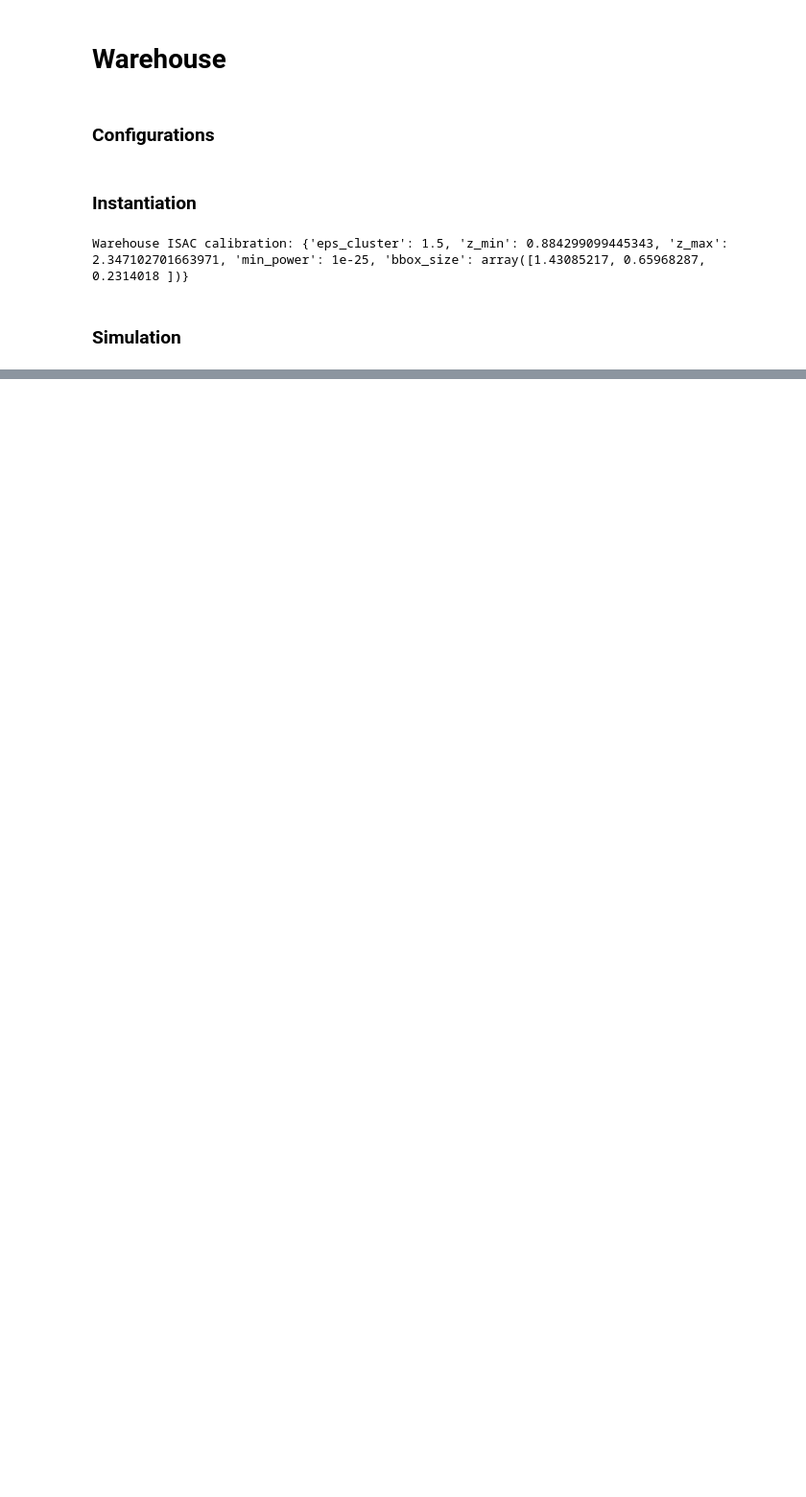
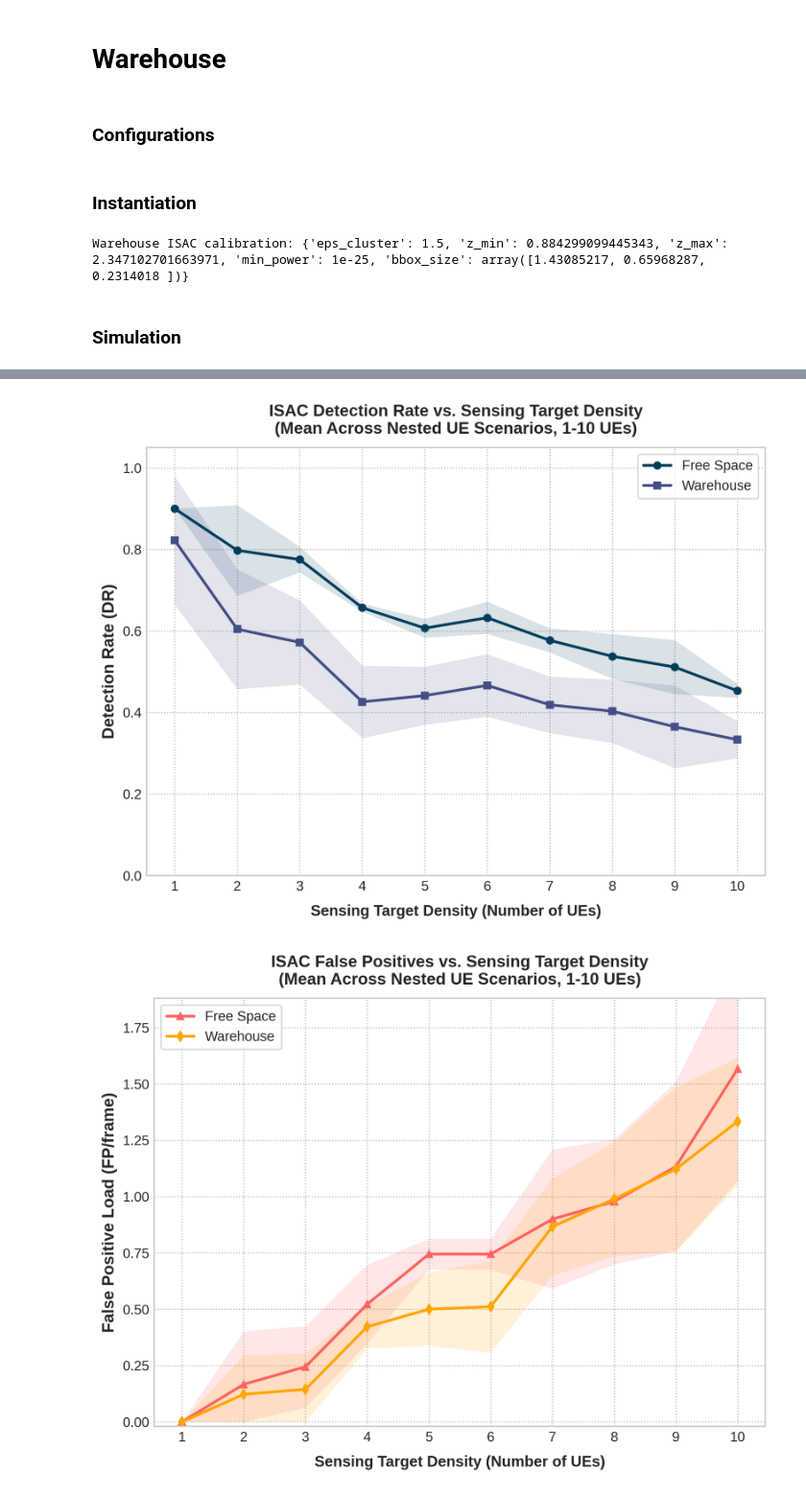
Before and after one commit to akmyat/docte6g, a Jupyter notebook: ns3_server/contrib/sionnart/py/isac.ipynb, the cells around one changed output, grey strips where cells are left out. Shown at 96% size. Cells and saved outputs as stored; diff of their text form; code cells hidden in the pictures; blank space fills up the shorter version.

```diff
--- a/ns3_server/contrib/sionnart/py/isac.ipynb
+++ b/ns3_server/contrib/sionnart/py/isac.ipynb
@@ -298,13 +306,14 @@ plt.show()
 # %%
+
 MATCH_THRESHOLD_M = 1.0
 
-dr, miss, fpr, frame_stats = compute_isac_metrics(
+dr, miss, fp_per_frame, frame_stats = compute_isac_metrics(
     detections, trajectories, ues, rx_update_interval, MATCH_THRESHOLD_M
 )
 
 print(f"Match threshold : {MATCH_THRESHOLD_M} m")
 print(f"Detection rate  : {dr:.3f}  ({dr * 100:.1f}%)")
 print(f"Miss rate       : {miss:.3f}  ({miss * 100:.1f}%)")
-print(f"False-pos rate  : {fpr:.3f}  ({fpr * 100:.1f}%)")
+print(f"False positives/frame : {fp_per_frame:.3f}")
 # %% [output]
 Match threshold : 1.0 m
@@ -512,0 +690,59 @@ Error:
+# %%
+
+import matplotlib.pyplot as plt
+
+plt.style.use('seaborn-v0_8-whitegrid' if 'seaborn-v0_8-whitegrid' in plt.style.available else 'default')
+
+x = np.asarray(num_ues_list)
+
+fig1, ax1 = plt.subplots(figsize=(7, 5.5), dpi=300)
+color_dr_fs = '#003f5c'
+color_dr_wh = '#444e86'
+for scene_name, color, marker, label in [
+    ("free_space", color_dr_fs, 'o', "Free Space"),
+    ("warehouse", color_dr_wh, 's', "Warehouse"),
+]:
+    y = np.asarray(results_dr[scene_name])
+    yerr = np.asarray(results_dr_std[scene_name])
+    ax1.plot(x, y, marker + '-', label=label, color=color, linewidth=2, markersize=5)
+    ax1.fill_between(x, np.clip(y - yerr, 0.0, 1.0), np.clip(y + yerr, 0.0, 1.0),
+                     color=color, alpha=0.15, linewidth=0)
+ax1.set_xlabel("Sensing Target Density (Number of UEs)", fontsize=11, fontweight='bold', labelpad=8)
+ax1.set_ylabel("Detection Rate (DR)", fontsize=12, fontweight='bold')
+ax1.tick_params(axis='both', labelsize=10)
+ax1.set_ylim(0.0, 1.05)
+ax1.set_xticks(x)
+ax1.set_title("ISAC Detection Rate vs. Sensing Target Density\n(Mean Across Nested UE Scenarios, 1-10 UEs)", fontsize=12, fontweight='bold', pad=10)
+ax1.legend(loc='best', frameon=True, facecolor='white', edgecolor='#cccccc', fontsize=10)
+ax1.grid(True, linestyle=':', alpha=0.6, color='#888888')
+plt.tight_layout()
+plt.savefig("isac_scalability_detection_rate.png", dpi=300, bbox_inches='tight')
+plt.show()
+
+fig2, ax2 = plt.subplots(figsize=(7, 5.5), dpi=300)
+color_fp_fs = '#ff6361'
+color_fp_wh = '#ffa600'
+for scene_name, color, marker, label in [
+    ("free_space", color_fp_fs, '^', "Free Space"),
+    ("warehouse", color_fp_wh, 'd', "Warehouse"),
+]:
+    y = np.asarray(results_fpr[scene_name])
+    yerr = np.asarray(results_fpr_std[scene_name])
+    ax2.plot(x, y, marker + '-', label=label, color=color, linewidth=2, markersize=5)
+    ax2.fill_between(x, np.clip(y - yerr, 0.0, None), y + yerr,
+                     color=color, alpha=0.15, linewidth=0)
+ax2.set_xlabel("Sensing Target Density (Number of UEs)", fontsize=11, fontweight='bold', labelpad=8)
+ax2.set_ylabel("False Positive Load (FP/frame)", fontsize=12, fontweight='bold')
+ax2.tick_params(axis='both', labelsize=10)
+ax2.set_xticks(x)
+max_fp = max(max(results_fpr['free_space']), max(results_fpr['warehouse']))
+ax2.set_ylim(-0.02, max(max_fp * 1.2, 0.1) if max_fp else 1.0)
+ax2.set_title("ISAC False Positives vs. Sensing Target Density\n(Mean Across Nested UE Scenarios, 1-10 UEs)", fontsize=12, fontweight='bold', pad=10)
+ax2.legend(loc='best', frameon=True, facecolor='white', edgecolor='#cccccc', fontsize=10)
+ax2.grid(True, linestyle=':', alpha=0.6, color='#888888')
+plt.tight_layout()
+plt.savefig("isac_scalability_false_positive_rate.png", dpi=300, bbox_inches='tight')
+plt.show()
+# %% [output]
+[figure, added]
+[figure, added]
```
Also changed, not shown: parts of 18 cells of this notebook, 1 other file.
